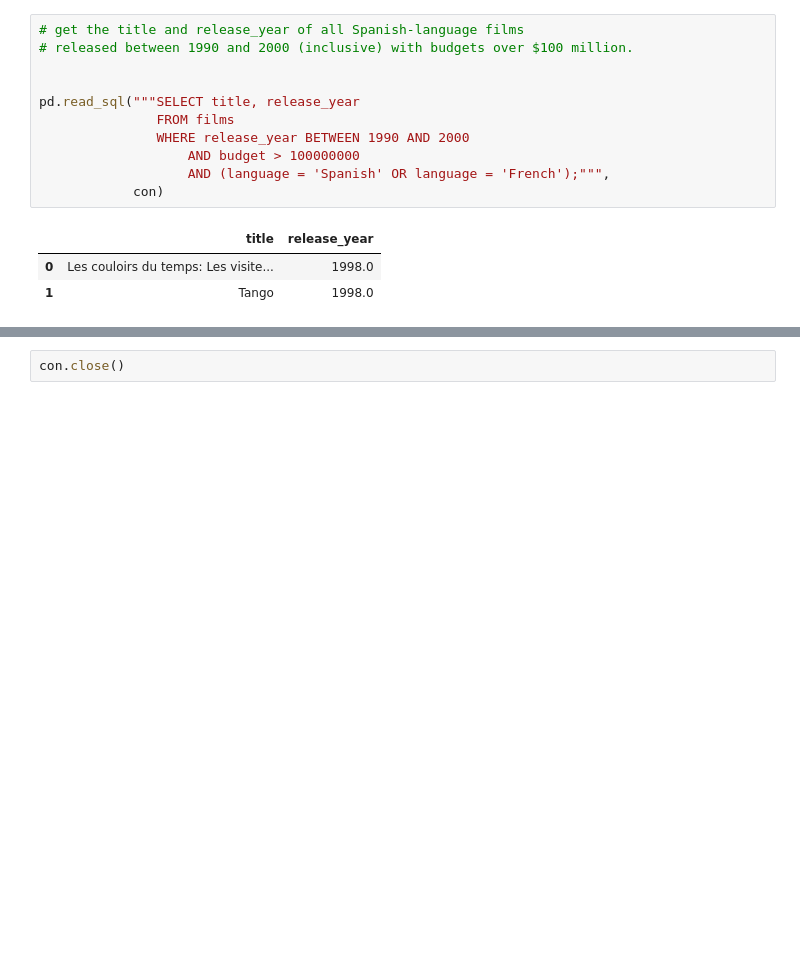
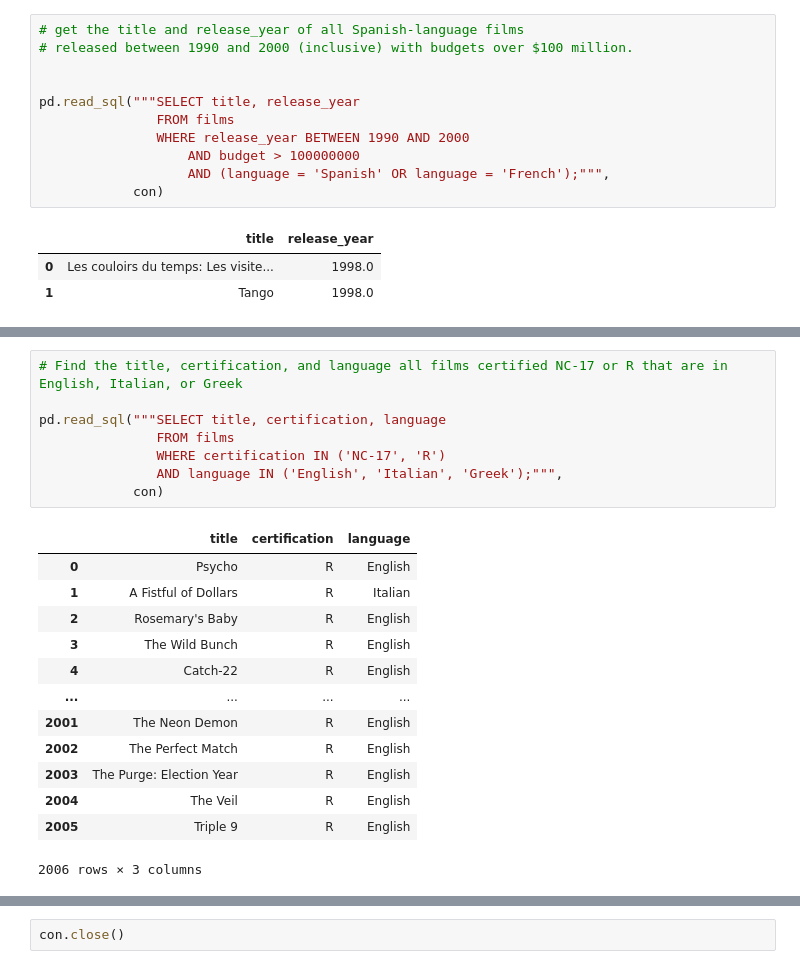
Before and after one commit to Cooleekova/data_engineering, a Jupyter notebook: SQL/SQL_basics.ipynb, the cells around one changed output, grey strips where cells are left out. Drawn from its saved outputs; the diff is of its cells as text; blank space fills up the shorter version.

```diff
--- a/SQL/SQL_basics.ipynb
+++ b/SQL/SQL_basics.ipynb
@@ -204,0 +328,22 @@ pd.read_sql("""SELECT title, release_year
+# %%
+# Find the title, certification, and language all films certified NC-17 or R that are in English, Italian, or Greek
+
+pd.read_sql("""SELECT title, certification, language
+               FROM films
+               WHERE certification IN ('NC-17', 'R')
+               AND language IN ('English', 'Italian', 'Greek');""",
+            con)
+# %% [output]
+|  | title | certification | language |
+| 0 | Psycho | R | English |
+| 1 | A Fistful of Dollars | R | Italian |
+| 2 | Rosemary's Baby | R | English |
+| 3 | The Wild Bunch | R | English |
+| 4 | Catch-22 | R | English |
+| ... | ... | ... | ... |
+| 2001 | The Neon Demon | R | English |
+| 2002 | The Perfect Match | R | English |
+| 2003 | The Purge: Election Year | R | English |
+| 2004 | The Veil | R | English |
+| 2005 | Triple 9 | R | English |
+2006 rows × 3 columns
```
Also changed, not shown: parts of 9 cells of this notebook.
